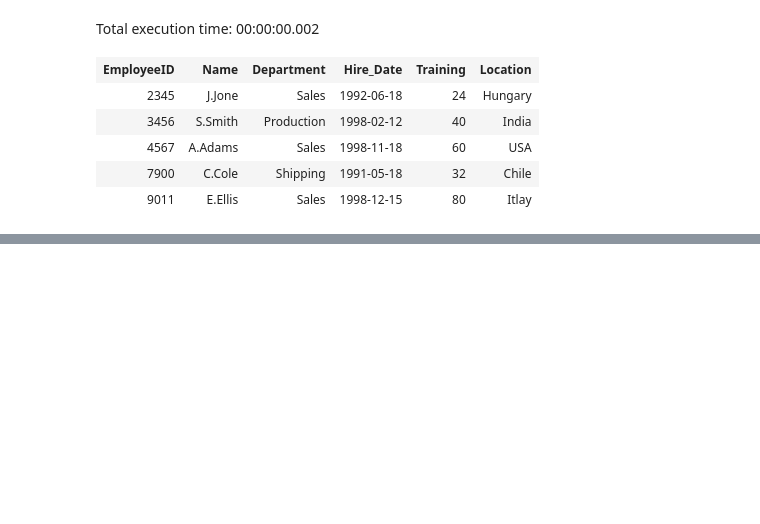
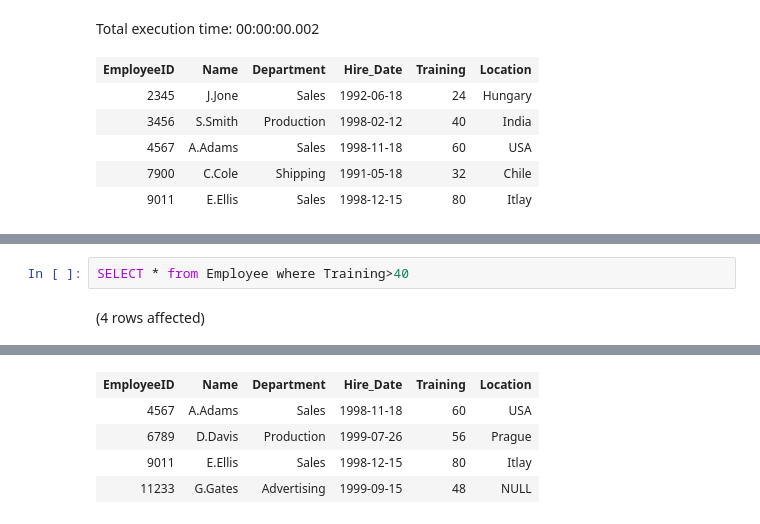
Before and after one commit to aniketT23/Euromonitor-Training-, a Jupyter notebook: SQL Training/Notebook-1.ipynb, the cells around one changed output, grey strips where cells are left out. Cells and saved outputs as stored; diff of their text form; blank space fills up the shorter version.

```diff
--- a/SQL Training/Notebook-1.ipynb
+++ b/SQL Training/Notebook-1.ipynb
@@ -83,0 +91,4 @@ Total execution time: 00:00:00.002
+# %%
+SELECT * from Employee where Training>40
+# %% [output]
+(4 rows affected)
@@ -83,0 +96,5 @@ Total execution time: 00:00:00.002
+| EmployeeID | Name | Department | Hire_Date | Training | Location |
+| 4567 | A.Adams | Sales | 1998-11-18 | 60 | USA |
+| 6789 | D.Davis | Production | 1999-07-26 | 56 | Prague |
+| 9011 | E.Ellis | Sales | 1998-12-15 | 80 | Itlay |
+| 11233 | G.Gates | Advertising | 1999-09-15 | 48 | NULL |
```
Also changed, not shown: parts of 8 cells of this notebook.
